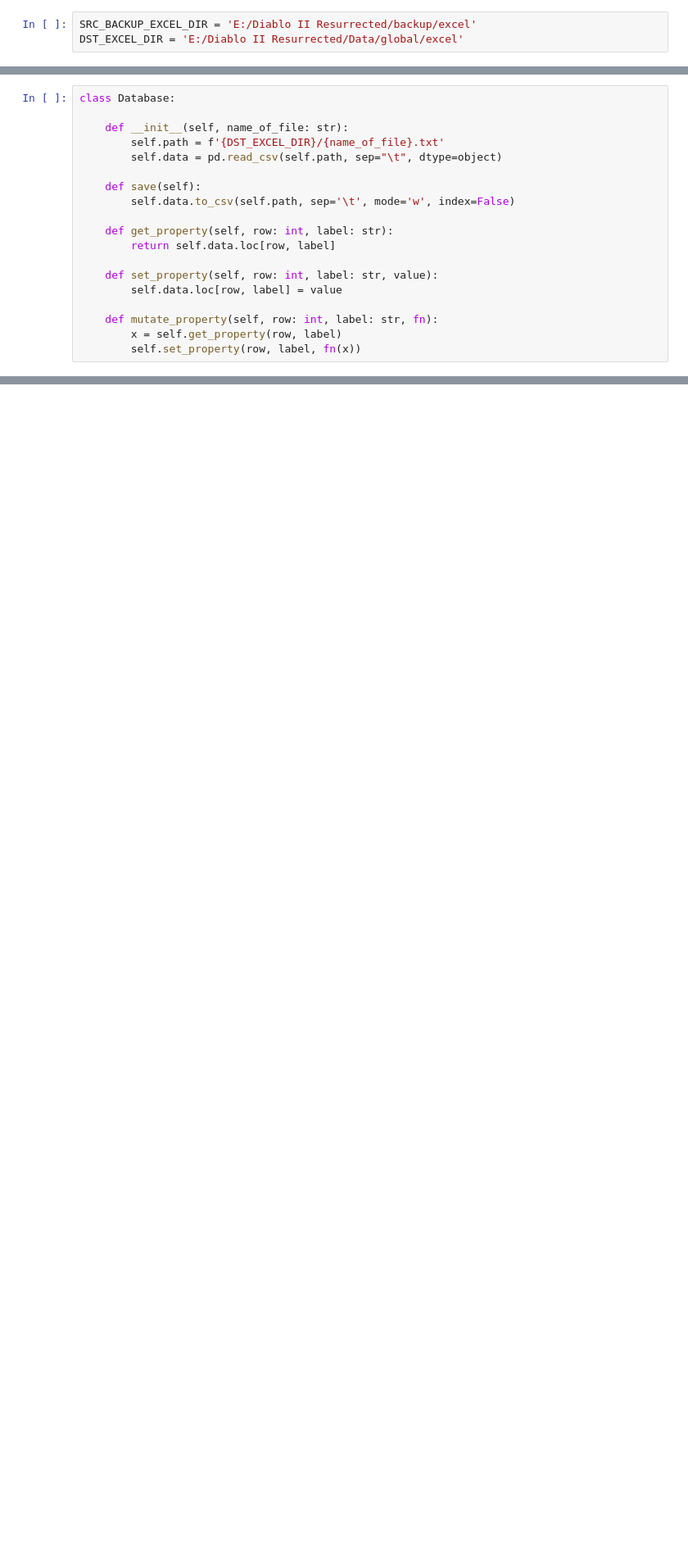
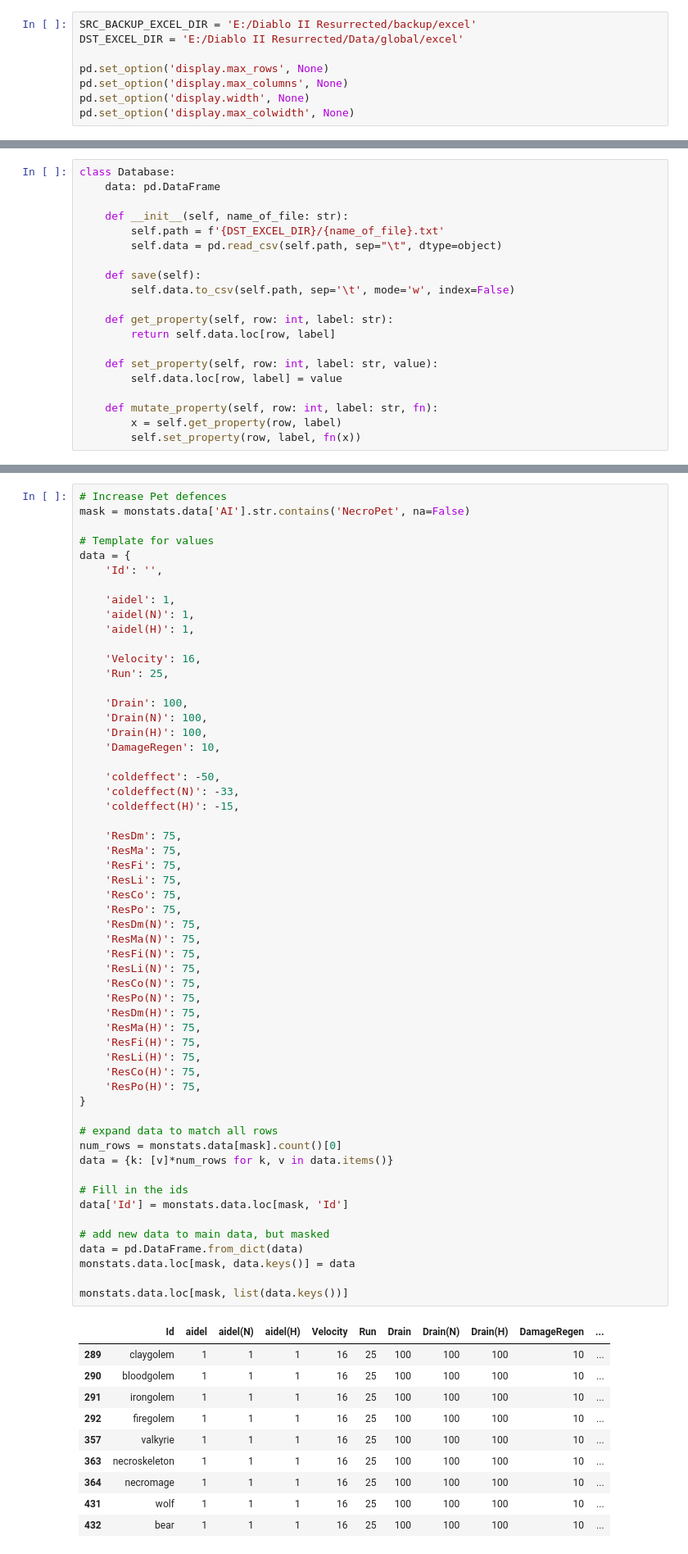
Before and after one commit to KrunoSaho/Jupyter, a Jupyter notebook: Tooling.ipynb, the cells around one changed output, grey strips where cells are left out. Shown at 82% size. Cells and saved outputs as stored; diff of their text form; blank space fills up the shorter version.

```diff
--- a/Tooling.ipynb
+++ b/Tooling.ipynb
@@ -5,6 +6,11 @@ import pandas as pd
 # %%
 SRC_BACKUP_EXCEL_DIR = 'E:/Diablo II Resurrected/backup/excel'
 DST_EXCEL_DIR = 'E:/Diablo II Resurrected/Data/global/excel'
+
+pd.set_option('display.max_rows', None)
+pd.set_option('display.max_columns', None)
+pd.set_option('display.width', None)
+pd.set_option('display.max_colwidth', None)
 # %%
 def restore_all():
     import shutil
@@ -14,6 +20,7 @@ def restore_all():
 restore_all()
 # %%
 class Database:
+    data: pd.DataFrame
 
     def __init__(self, name_of_file: str):
         self.path = f'{DST_EXCEL_DIR}/{name_of_file}.txt'
@@ -165,0 +101,67 @@ skills.set_property(54, 'InTown', 1)
+# %%
+# Increase Pet defences
+mask = monstats.data['AI'].str.contains('NecroPet', na=False)
+
+# Template for values
+data = {
+    'Id': '',
+
+    'aidel': 1,
+    'aidel(N)': 1,
+    'aidel(H)': 1,
+
+    'Velocity': 16,
+    'Run': 25,
+
+    'Drain': 100,
+    'Drain(N)': 100,
+    'Drain(H)': 100,
+    'DamageRegen': 10,
+
+    'coldeffect': -50,
+    'coldeffect(N)': -33,
+    'coldeffect(H)': -15,
+
+    'ResDm': 75,
+    'ResMa': 75,
+    'ResFi': 75,
+    'ResLi': 75,
+    'ResCo': 75,
+    'ResPo': 75,
+    'ResDm(N)': 75,
+    'ResMa(N)': 75,
+    'ResFi(N)': 75,
+    'ResLi(N)': 75,
+    'ResCo(N)': 75,
+    'ResPo(N)': 75,
+    'ResDm(H)': 75,
+    'ResMa(H)': 75,
+    'ResFi(H)': 75,
+    'ResLi(H)': 75,
+    'ResCo(H)': 75,
+    'ResPo(H)': 75,
+}
+
+# expand data to match all rows
+num_rows = monstats.data[mask].count()[0]
+data = {k: [v]*num_rows for k, v in data.items()}
+
+# Fill in the ids
+data['Id'] = monstats.data.loc[mask, 'Id']
+
+# add new data to main data, but masked
+data = pd.DataFrame.from_dict(data)
+monstats.data.loc[mask, data.keys()] = data
+
+monstats.data.loc[mask, list(data.keys())]
+# %% [output]
+|  | Id | aidel | aidel(N) | aidel(H) | Velocity | Run | Drain | Drain(N) | Drain(H) | DamageRegen | ... |
+| 289 | claygolem | 1 | 1 | 1 | 16 | 25 | 100 | 100 | 100 | 10 | ... |
+| 290 | bloodgolem | 1 | 1 | 1 | 16 | 25 | 100 | 100 | 100 | 10 | ... |
+| 291 | irongolem | 1 | 1 | 1 | 16 | 25 | 100 | 100 | 100 | 10 | ... |
+| 292 | firegolem | 1 | 1 | 1 | 16 | 25 | 100 | 100 | 100 | 10 | ... |
+| 357 | valkyrie | 1 | 1 | 1 | 16 | 25 | 100 | 100 | 100 | 10 | ... |
+| 363 | necroskeleton | 1 | 1 | 1 | 16 | 25 | 100 | 100 | 100 | 10 | ... |
+| 364 | necromage | 1 | 1 | 1 | 16 | 25 | 100 | 100 | 100 | 10 | ... |
+| 431 | wolf | 1 | 1 | 1 | 16 | 25 | 100 | 100 | 100 | 10 | ... |
+| 432 | bear | 1 | 1 | 1 | 16 | 25 | 100 | 100 | 100 | 10 | ... |
```
Also changed, not shown: parts of 14 cells of this notebook.
